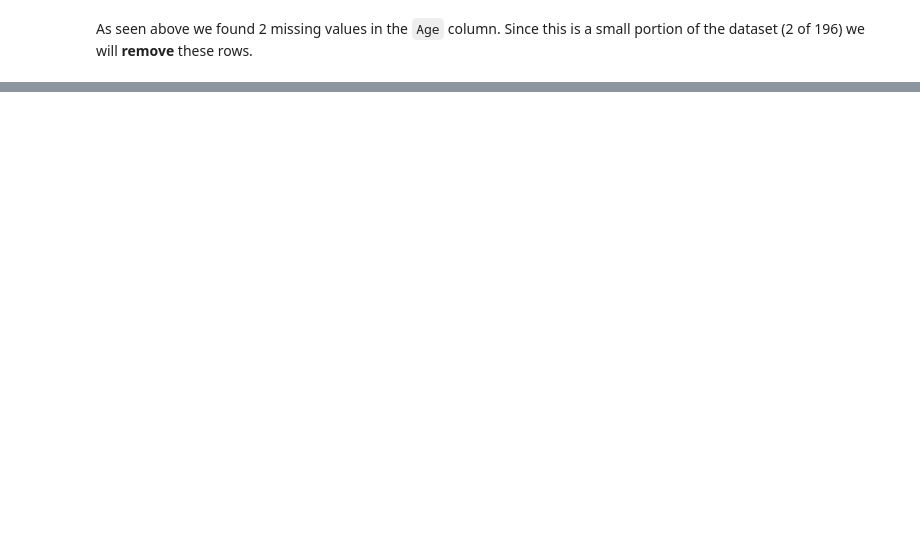
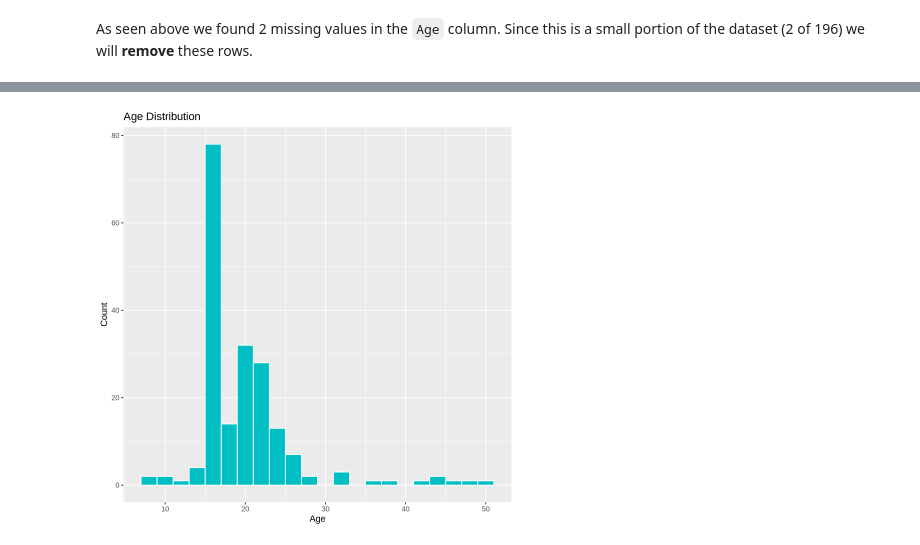
Before and after one commit to Rileyuwu/DSCII100Project, a Jupyter notebook: ProjMain.ipynb, the cells around one changed output, grey strips where cells are left out. Drawn from its saved outputs; the diff is of its cells as text; code cells hidden in the pictures; blank space fills up the shorter version.

```diff
--- a/ProjMain.ipynb
+++ b/ProjMain.ipynb
@@ -227,0 +209,7 @@ A spec_tbl_df: 194 × 7
+# %%
+players_clean <- players_clean |>
+  mutate(
+    experience = as.factor(experience),
+    gender = as.factor(gender),
+    subscribe = as.factor(subscribe)
+  )
@@ -227,0 +224,7 @@ A spec_tbl_df: 194 × 7
+# %%
+players_clean |>
+    ggplot(aes(x = Age)) +
+    geom_histogram(binwidth = 2, fill = "#00BFC4", color = "white") +
+    labs(title = "Age Distribution", x = "Age", y = "Count")
+# %% [output]
+[figure, added]
```
Also changed, not shown: parts of 15 cells of this notebook.
